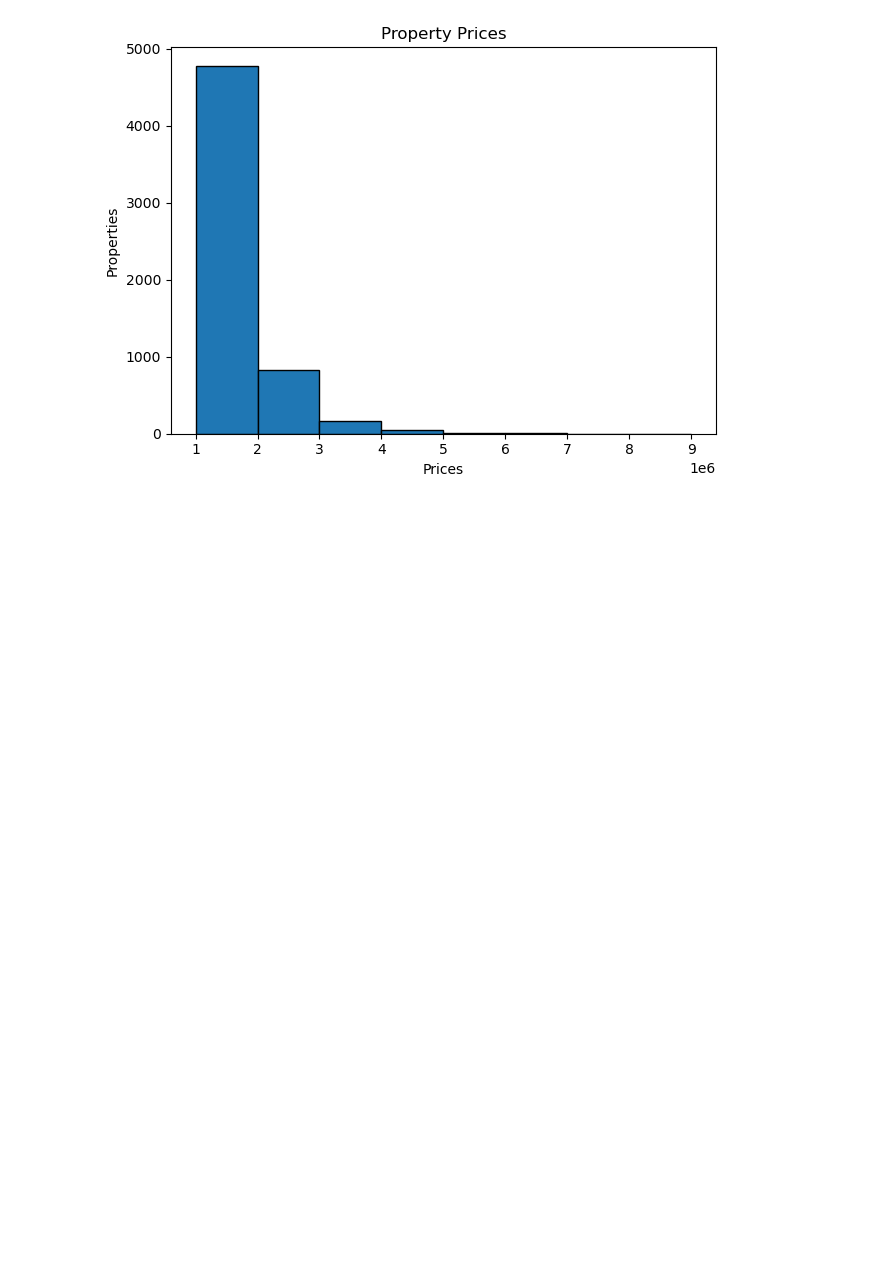
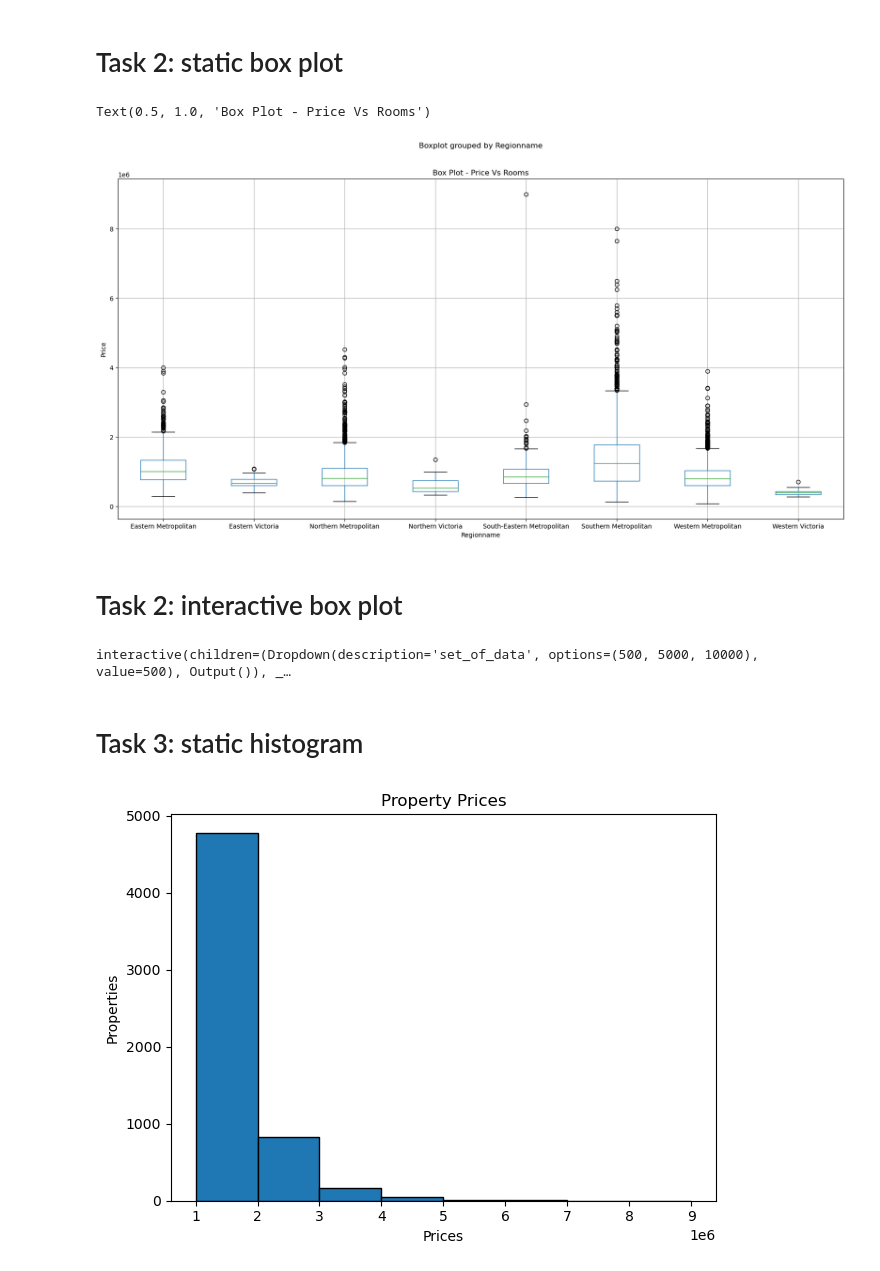
Before and after one commit to TOLU-MICH/ds, a Jupyter notebook: exercise3/exercise 3.ipynb, the cells around one changed output. Saved outputs shown, nothing was run; the diff lists cells and outputs as text; code cells hidden in the pictures; blank space fills up the shorter version.

```diff
--- a/exercise3/Untitled.ipynb
+++ b/exercise3/exercise 3.ipynb
@@ -36,31 +43,42 @@
+# %% [markdown]
+# Task 2: static box plot
 # %%
 # Box Plot
 
-# import numpy as np
-# import pandas as pd
-# from matplotlib import pyplot as plt
+import numpy as np
+import pandas as pd
+from matplotlib import pyplot as plt
 
-# xValue="Regionname"
-# yValue="Price"
+xValue="Regionname"
+yValue="Price"
 
-# df = pd.read_csv('melb_data.csv')
+df = pd.read_csv('melb_data.csv')
 
-# ax=df.boxplot(column=yValue,by=xValue,figsize=(20,10))
-# ax.set_ylabel(yValue)
-# ax.set_title('Box Plot - Price Vs Rooms')
+ax=df.boxplot(column=yValue,by=xValue,figsize=(20,10))
+ax.set_ylabel(yValue)
+ax.set_title('Box Plot - Price Vs Rooms')
+# %% [output]
+Text(0.5, 1.0, 'Box Plot - Price Vs Rooms')
+[figure, added]
+# %% [markdown]
+# Task 2: interactive box plot
 # %%
-# import plotly.express as px
-# import pandas as pd
+import plotly.express as px
+import pandas as pd
 
-# xValue="Regionname"
-# yValue="Price"
+xValue="Regionname"
+yValue="Price"
 
-# def slice(set_of_data=500)
-#     df = pd.read_csv('melb_data.csv')[0:set_of_data]
-#     fig=px.box(df,x=xValue,y=yValue,points="outliers",color="Rooms",title="Box Plot of Price vs Region",hover_data=["YearBuilt"])
-#     fig.show()
+def slice(set_of_data=500):
+    df = pd.read_csv('melb_data.csv')[0:set_of_data]
+    fig=px.box(df,x=xValue,y=yValue,points="outliers",color="Rooms",title="Box Plot of Price vs Region",hover_data=["YearBuilt"])
+    fig.show()
 
-# ipywidgets.interact(slice, set_of_data=[500,5000,10000]);
+ipywidgets.interact(slice, set_of_data=[500,5000,10000]);
+# %% [output]
+interactive(children=(Dropdown(description='set_of_data', options=(500, 5000, 10000), value=500), Output()), _…
+# %% [markdown]
+# Task 3: static histogram
 # %%
 
 import pandas as pd
```
Also changed, not shown: parts of 5 cells of this notebook, 5 other files.
